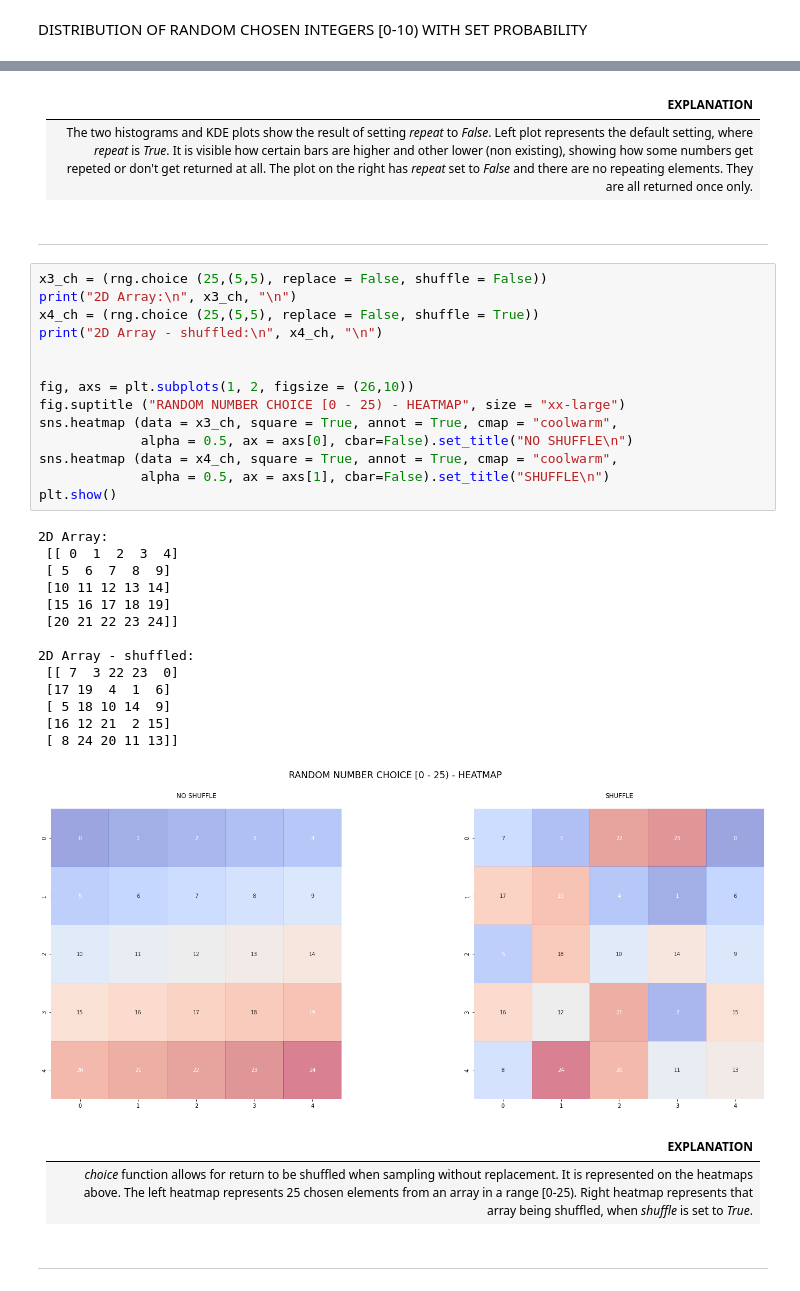
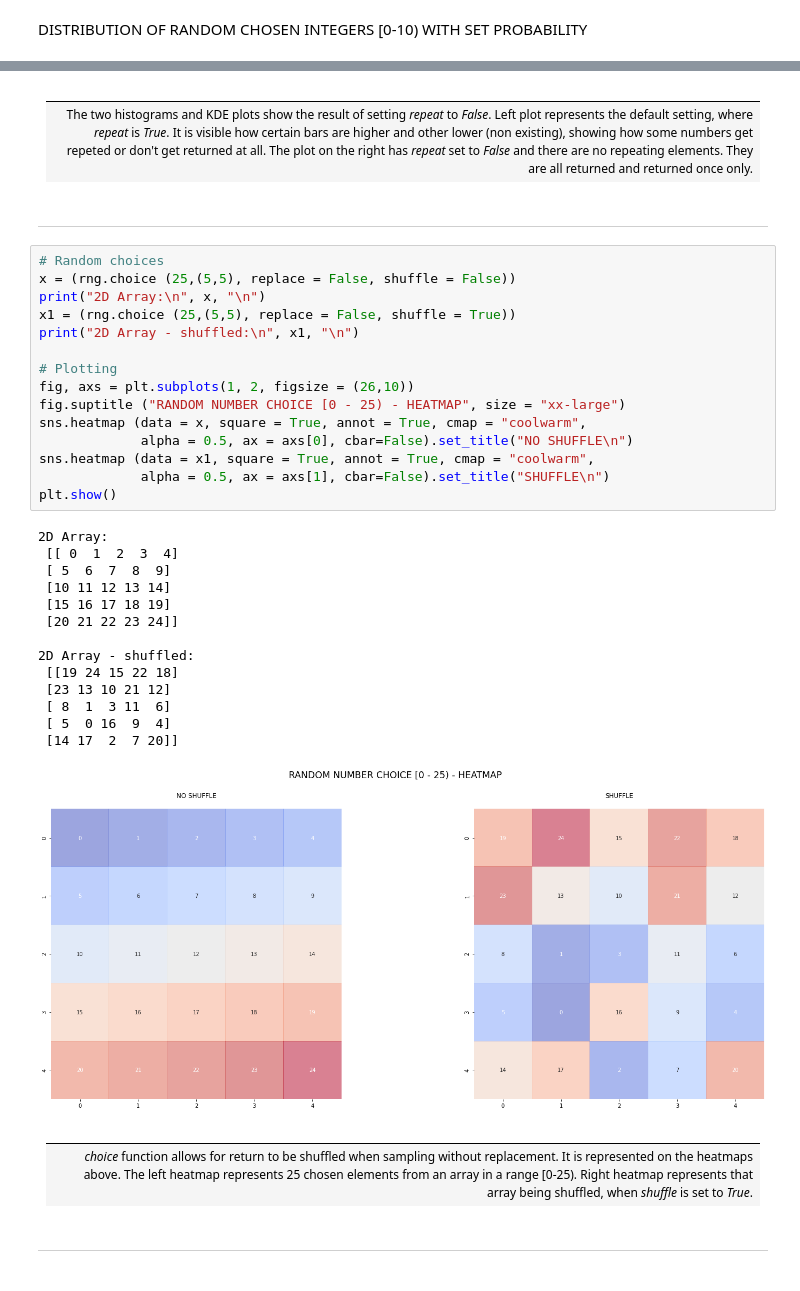
Before and after one commit to AnteDujic/Programming-for-Data-Analysis, a Jupyter notebook: numpy-random.ipynb, the cells around one changed output, grey strips where cells are left out. Drawn from its saved outputs; the diff is of its cells as text.

```diff
--- a/numpy-random.ipynb
+++ b/numpy-random.ipynb
@@ -413,40 +433,41 @@ Integers: [6 3 4 2 9 0 1 8 5 7]
 # %% [markdown]
-| EXPLANATION |
+| |
 | :-: |
-| The two histograms and KDE plots show the result of setting *repeat* to *False*. Left plot represents the default setting, where *repeat* is *True*. It is visible how certain bars are higher and other lower (non existing), showing how some numbers get repeted or don't get returned at all. The plot on the right has *repeat* set to *False* and there are no repeating elements. They are all returned once only. |
+| The two histograms and KDE plots show the result of setting *repeat* to *False*. Left plot represents the default setting, where *repeat* is *True*. It is visible how certain bars are higher and other lower (non existing), showing how some numbers get repeted or don't get returned at all. The plot on the right has *repeat* set to *False* and there are no repeating elements. They are all returned and returned once only. |
 # %% [markdown]
 ***
 # %%
-x3_ch = (rng.choice (25,(5,5), replace = False, shuffle = False))
-print("2D Array:\n", x3_ch, "\n")
-x4_ch = (rng.choice (25,(5,5), replace = False, shuffle = True))
-print("2D Array - shuffled:\n", x4_ch, "\n")
+# Random choices
+x = (rng.choice (25,(5,5), replace = False, shuffle = False))
+print("2D Array:\n", x, "\n")
+x1 = (rng.choice (25,(5,5), replace = False, shuffle = True))
+print("2D Array - shuffled:\n", x1, "\n")
 
-
+# Plotting
 fig, axs = plt.subplots(1, 2, figsize = (26,10))
 fig.suptitle ("RANDOM NUMBER CHOICE [0 - 25) - HEATMAP", size = "xx-large")
-sns.heatmap (data = x3_ch, square = True, annot = True, cmap = "coolwarm",
+sns.heatmap (data = x, square = True, annot = True, cmap = "coolwarm",
              alpha = 0.5, ax = axs[0], cbar=False).set_title("NO SHUFFLE\n")
-sns.heatmap (data = x4_ch, square = True, annot = True, cmap = "coolwarm",
+sns.heatmap (data = x1, square = True, annot = True, cmap = "coolwarm",
              alpha = 0.5, ax = axs[1], cbar=False).set_title("SHUFFLE\n")
 plt.show()
 # %% [output]
 2D Array:
  [[ 0  1  2  3  4]
  [ 5  6  7  8  9]
  [10 11 12 13 14]
  [15 16 17 18 19]
  [20 21 22 23 24]]
 
 2D Array - shuffled:
- [[ 7  3 22 23  0]
- [17 19  4  1  6]
- [ 5 18 10 14  9]
- [16 12 21  2 15]
- [ 8 24 20 11 13]]
+ [[19 24 15 22 18]
+ [23 13 10 21 12]
+ [ 8  1  3 11  6]
+ [ 5  0 16  9  4]
+ [14 17  2  7 20]]
-[figure, old version]
+[figure, new version]
 # %% [markdown]
-| EXPLANATION |
+| |
 | :-: |
 | *choice* function allows for return to be shuffled when sampling without replacement. It is represented on the heatmaps above. The left heatmap represents 25 chosen elements from an array in a range [0-25). Right heatmap represents that array being shuffled, when *shuffle* is set to *True*.
 # %% [markdown]
```
Also changed, not shown: parts of 94 cells of this notebook.
